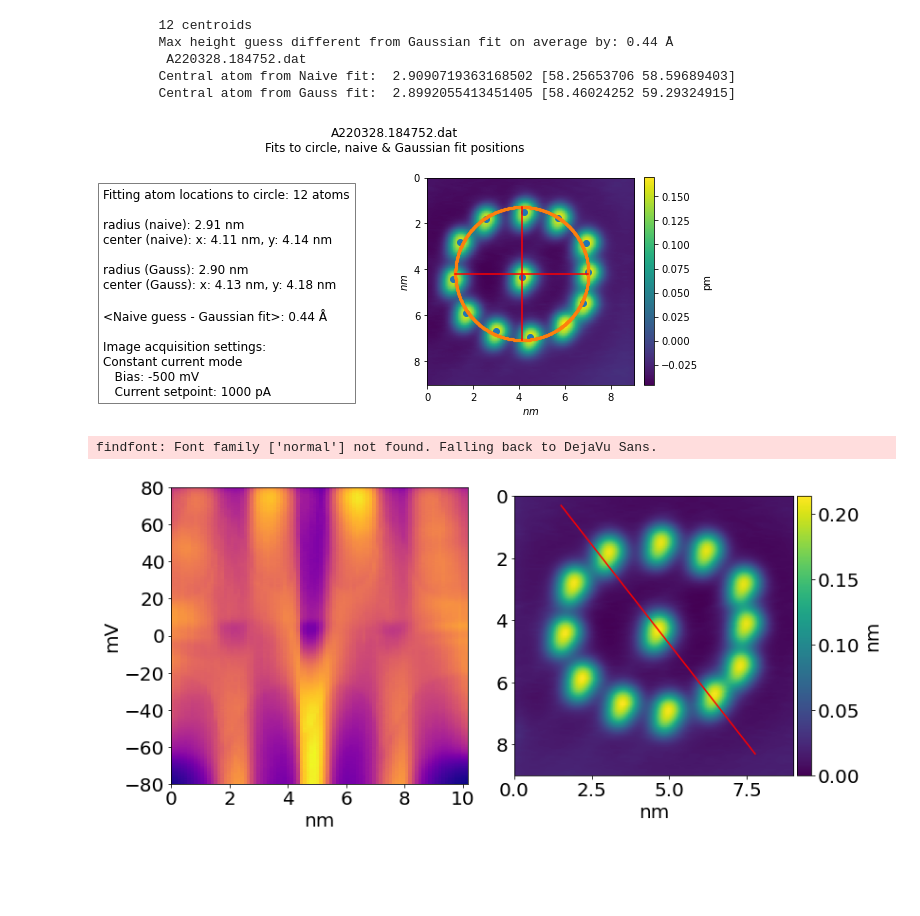
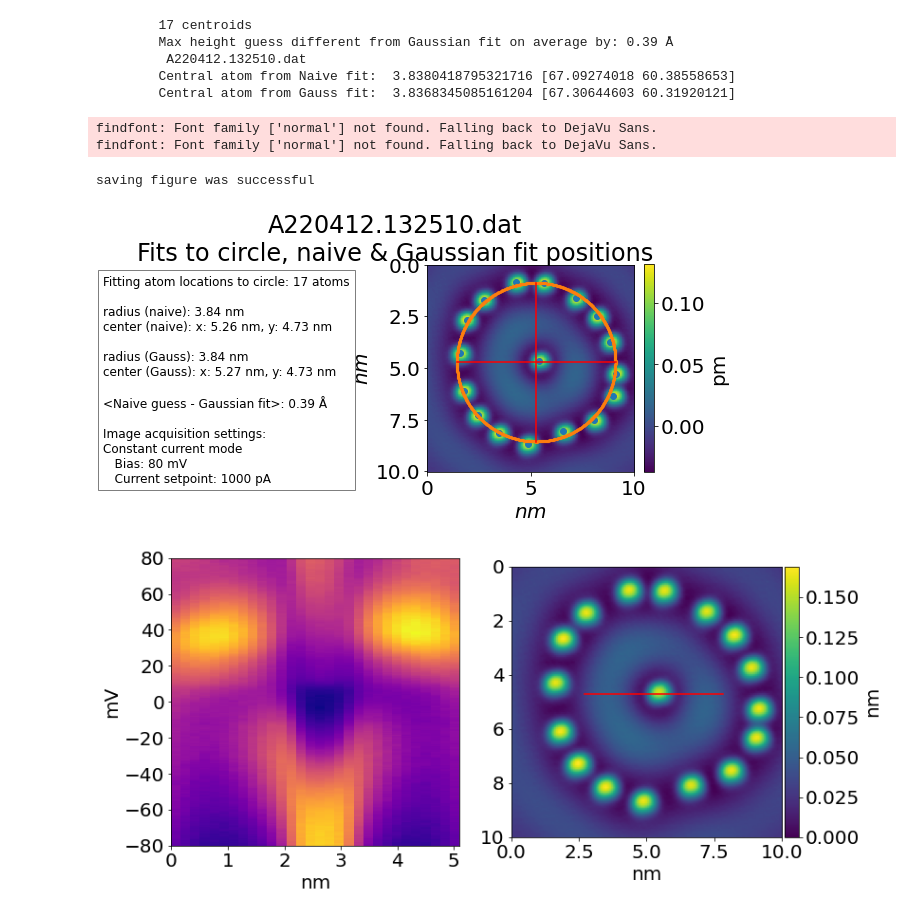
Before and after one commit to abekipnis/Kondo-Aalto, a Jupyter notebook: example_notebooks/line_spectrum_plot.ipynb, the cells around one changed output. Drawn from its saved outputs; the diff is of its cells as text; code cells hidden in the pictures; blank space fills up the shorter version.

```diff
--- a/example_notebooks/line_spectrum_plot.ipynb
+++ b/example_notebooks/line_spectrum_plot.ipynb
@@ -2,28 +2,31 @@
 from AaltoAtoms import show_line_spectrum, CircCorralData
 import os
 # %%
-dat = r"Y:\labdata\Createc\STMDATA\Ag(111)\2022-03 Co Kondo corrals\03-28\A220328.184752.dat"
-c = CircCorralData(dat, os.path.basename(dat))
+dat = r"Y:\labdata\Createc\STMDATA\Ag(111)\2022-03 Co Kondo corrals\4-12 Co-Co\A220412.132510.dat"
+dir = r"Y:\labdata\Createc\STMDATA\Ag(111)\2022-03 Co Kondo corrals\4-12 Co-Co"
+
+c = CircCorralData(dat, os.path.basename(dat), chan=0)
 c.occupied = True
 c.corral = True
 
 c.subtract_plane()
-c.get_region_centroids(diamond_size=3, sigmaclip=1.5, show=True)
+c.get_region_centroids(percentile=99, show=True)
 c.get_corral_radius(0.9)
-dir = r"Y:\labdata\Createc\STMDATA\Ag(111)\2022-03 Co Kondo corrals\03-28"
-timestamp = '220328.184917'
+timestamp = '132822.L'
 biasmin = -80
 biasmax = 80
 
 c = CircCorralData(dat, os.path.basename(dat))
 
 show_line_spectrum(dat, dir, timestamp, biasmin, biasmax)
 # %% [output]
-        12 centroids
-        Max height guess different from Gaussian fit on average by: 0.44 Å
-         A220328.184752.dat
-        Central atom from Naive fit:  2.9090719363168502 [58.25653706 58.59689403]
-        Central atom from Gauss fit:  2.8992055413451405 [58.46024252 59.29324915]
+        17 centroids
+        Max height guess different from Gaussian fit on average by: 0.39 Å
+         A220412.132510.dat
+        Central atom from Naive fit:  3.8380418795321716 [67.09274018 60.38558653]
+        Central atom from Gauss fit:  3.8368345085161204 [67.30644603 60.31920121]
+findfont: Font family ['normal'] not found. Falling back to DejaVu Sans.
+findfont: Font family ['normal'] not found. Falling back to DejaVu Sans.
+saving figure was successful
-[figure, old version]
+[figure, new version]
-findfont: Font family ['normal'] not found. Falling back to DejaVu Sans.
-[figure, old version]
+[figure, new version]
```
Also changed, not shown: 7 other files.
